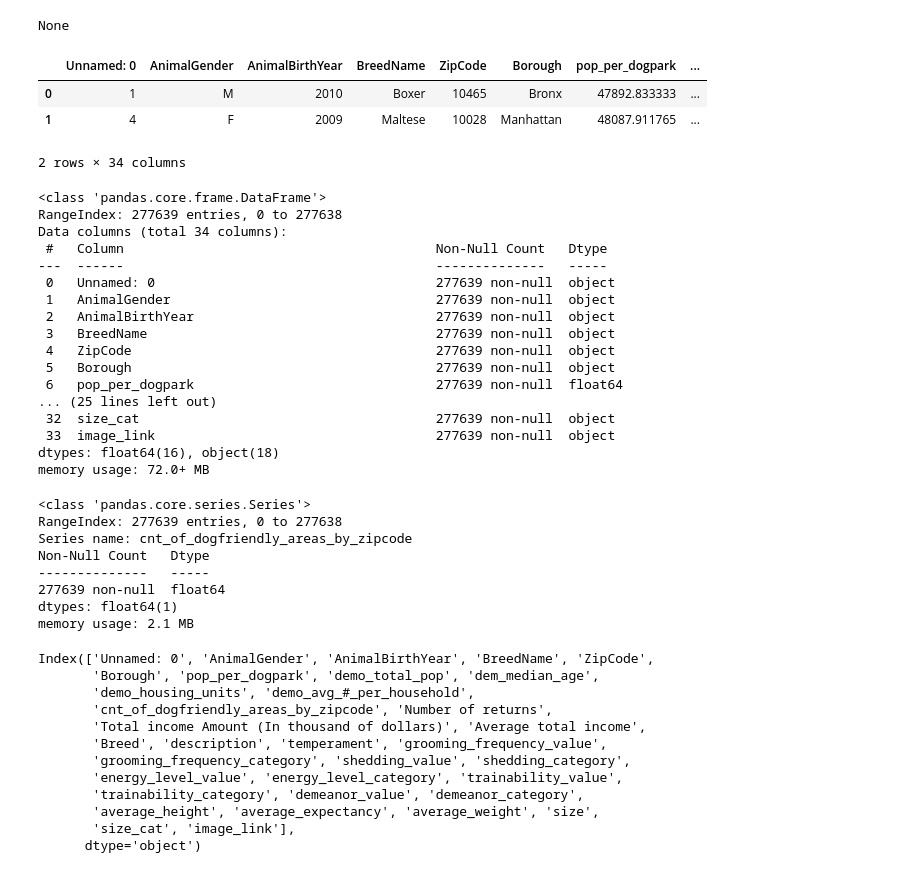
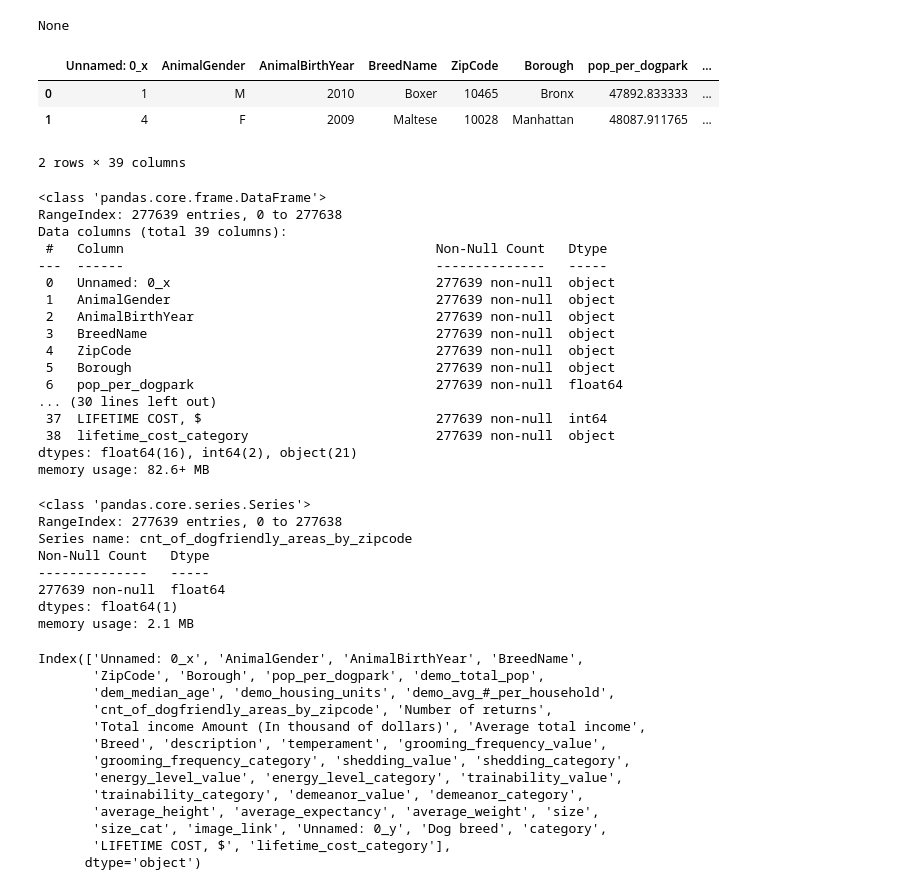
Before and after one commit to StarkArk/Tailored_Tails, a Jupyter notebook: Exploration/cleaned_data/clean_merge.ipynb, the cells around one changed output. Cells and saved outputs as stored; diff of their text form; code cells hidden in the pictures.

Commit message:
update with lifetime cost

```diff
--- a/Exploration/cleaned_data/clean_merge.ipynb
+++ b/Exploration/cleaned_data/clean_merge.ipynb
@@ -17,6 +17,8 @@ dogfriendly_by_zip_df = pd.read_csv('dogfriendlycount_by_zip_cleaned.csv')
 top50breeds_df = pd.read_csv('top50breeds.csv')
 # Avg Income by NYC Zip Code
 nyc_income_df = pd.read_csv('IRS_NY_2020.csv')
+# Dog Breed Lifetime Cost
+breed_life_cost_df = pd.read_csv('dog_lifetime_cost.csv')
 # %%
 # Look at the Data
 display(top50breeds_licensing_df.head(2))
@@ -47,6 +133,10 @@ display(nyc_income_df.head(2))
 # %%
-# Breeds DataFrame = Replace Breed: 'Poodle (Standard)' with 'Poodle' to match licensing data convention
+# Breeds DataFrame = Replace Breed: 'Poodle (Standard)' with 'Poodle' to match licensing data convention.
+# Update the breed_life_cost_df with breen names consistent with the licensing data
 top50breeds_df['Breed'].replace('Poodle (Standard)', 'Poodle', inplace=True)
+breed_life_cost_df['Dog breed'].replace('German Shepherd', 'German Shepherd Dog', inplace=True)
+breed_life_cost_df['Dog breed'].replace('Miniature American Shephard', 'Miniature American Shepherd', inplace=True)
+
 
 top50breeds_df['Breed'].unique()
 # %% [output]
@@ -189,37 +277,38 @@ None
 # %%
 # Merge the DataFrames
 master_dog_df = top50breeds_licensing_df.merge(avg_pop_per_park_df, how='left', on='Borough')
 master_dog_df = master_dog_df.merge(demo_summary_df, how='left', on='Borough')
 master_dog_df = master_dog_df.merge(dogfriendly_by_zip_df, how='left', on='ZipCode')
 master_dog_df = master_dog_df.merge(nyc_income_df, how='left', on='ZipCode')
 master_dog_df = master_dog_df.merge(top50breeds_df, how='left', left_on='BreedName', right_on='Breed')
+master_dog_df = master_dog_df.merge(breed_life_cost_df, how='left', left_on='BreedName', right_on='Dog breed')
 
 master_dog_df.head(2)
 # %% [output]
-|  | Unnamed: 0 | AnimalGender | AnimalBirthYear | BreedName | ZipCode | Borough | pop_per_dogpark | ... |
+|  | Unnamed: 0_x | AnimalGender | AnimalBirthYear | BreedName | ZipCode | Borough | pop_per_dogpark | ... |
 | 0 | 1 | M | 2010 | Boxer | 10465 | Bronx | 47892.833333 | ... |
 | 1 | 4 | F | 2009 | Maltese | 10028 | Manhattan | 48087.911765 | ... |
-2 rows × 34 columns
+2 rows × 39 columns
 # %%
 master_dog_df.info()
 # %% [output]
 <class 'pandas.core.frame.DataFrame'>
 RangeIndex: 277639 entries, 0 to 277638
-Data columns (total 34 columns):
+Data columns (total 39 columns):
  #   Column                                        Non-Null Count   Dtype
 ---  ------                                        --------------   -----
- 0   Unnamed: 0                                    277639 non-null  object
+ 0   Unnamed: 0_x                                  277639 non-null  object
  1   AnimalGender                                  277639 non-null  object
  2   AnimalBirthYear                               277639 non-null  object
  3   BreedName                                     277639 non-null  object
  4   ZipCode                                       277639 non-null  object
  5   Borough                                       277639 non-null  object
  6   pop_per_dogpark                               277639 non-null  float64
-... (25 lines left out)
- 32  size_cat                                      277639 non-null  object
- 33  image_link                                    277639 non-null  object
-dtypes: float64(16), object(18)
-memory usage: 72.0+ MB
+... (30 lines left out)
+ 37  LIFETIME COST, $                              277639 non-null  int64
+ 38  lifetime_cost_category                        277639 non-null  object
+dtypes: float64(16), int64(2), object(21)
+memory usage: 82.6+ MB
 # %%
 # Col: cnt_of_dogfriendly_areas_by_zipcode - replace Nulls with zero's
 # Drop unamed column
@@ -239,9 +328,9 @@ memory usage: 2.1 MB
 # List the Columns
 master_dog_df.columns
 # %% [output]
-Index(['Unnamed: 0', 'AnimalGender', 'AnimalBirthYear', 'BreedName', 'ZipCode',
-       'Borough', 'pop_per_dogpark', 'demo_total_pop', 'dem_median_age',
-       'demo_housing_units', 'demo_avg_#_per_household',
+Index(['Unnamed: 0_x', 'AnimalGender', 'AnimalBirthYear', 'BreedName',
+       'ZipCode', 'Borough', 'pop_per_dogpark', 'demo_total_pop',
+       'dem_median_age', 'demo_housing_units', 'demo_avg_#_per_household',
        'cnt_of_dogfriendly_areas_by_zipcode', 'Number of returns',
        'Total income Amount (In thousand of dollars)', 'Average total income',
        'Breed', 'description', 'temperament', 'grooming_frequency_value',
@@ -249,7 +338,8 @@ Index(['Unnamed: 0', 'AnimalGender', 'AnimalBirthYear', 'BreedName', 'ZipCode',
        'energy_level_value', 'energy_level_category', 'trainability_value',
        'trainability_category', 'demeanor_value', 'demeanor_category',
        'average_height', 'average_expectancy', 'average_weight', 'size',
-       'size_cat', 'image_link'],
+       'size_cat', 'image_link', 'Unnamed: 0_y', 'Dog breed', 'category',
+       'LIFETIME COST, $', 'lifetime_cost_category'],
       dtype='object')
 # %%
 # Cut(Unnamed, Total Income) and Rename columns
```
Also changed, not shown: parts of 10 cells of this notebook, 2 other files.
